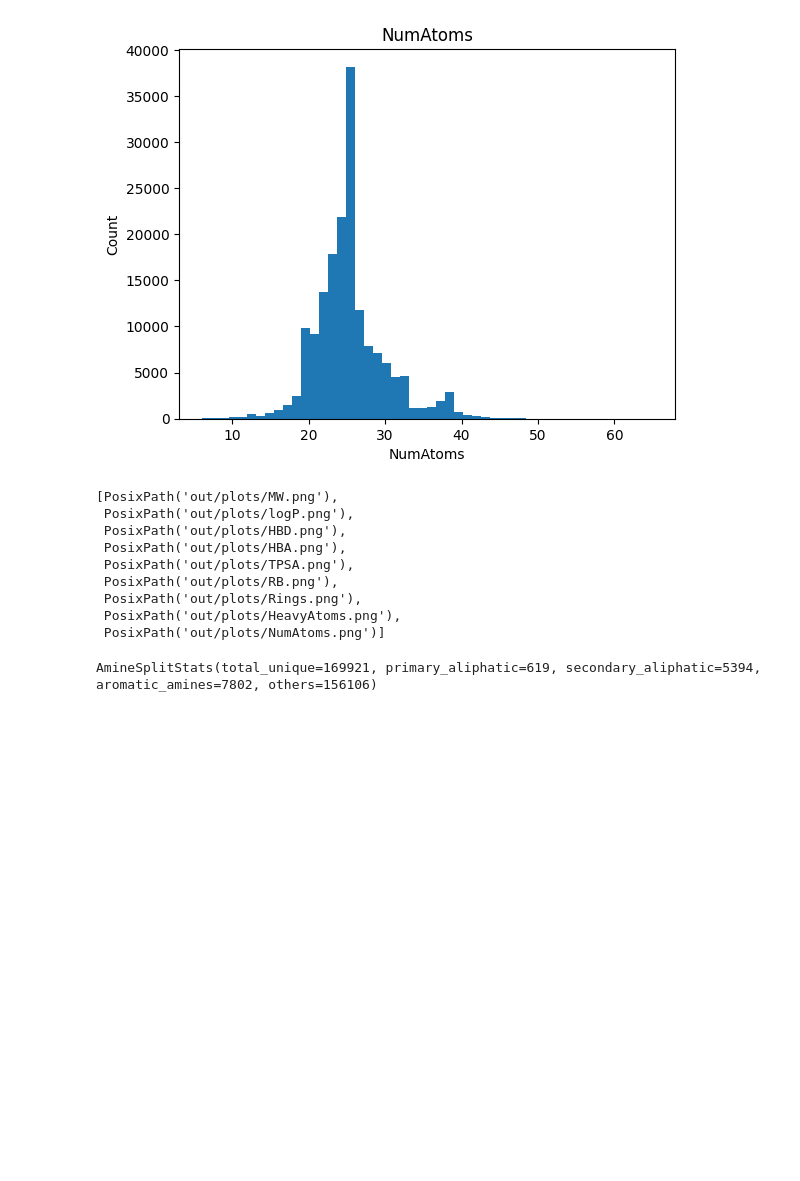
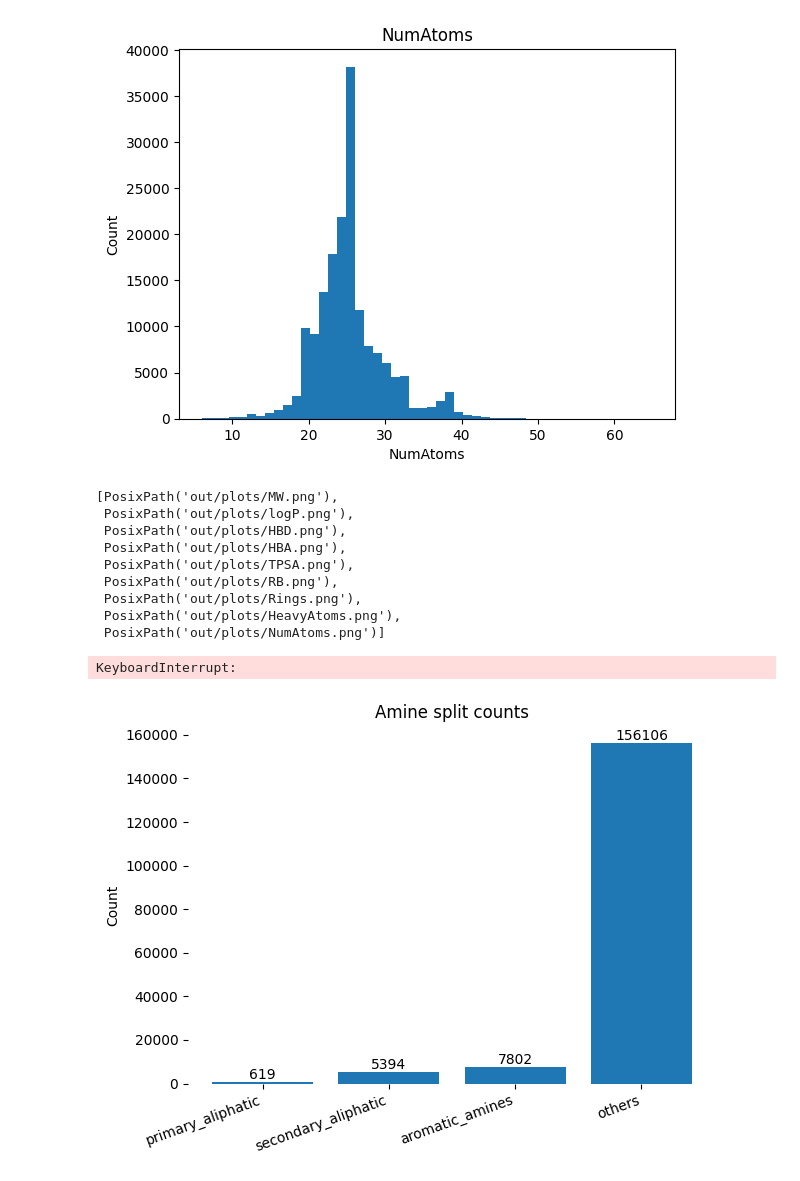
Before and after one commit to lutfia95/chempa, a Jupyter notebook: ana.ipynb, the cells around one changed output. Drawn from its saved outputs; the diff is of its cells as text; code cells hidden in the pictures; blank space fills up the shorter version.

Commit message:
counts

```diff
--- a/ana.ipynb
+++ b/ana.ipynb
@@ -442,6 +442,10 @@ Unique TSV: out/structures_report.unique.tsv
 # - This is a pragmatic filter, not a perfect ontology. If you want to include/exclude more N types
 #   (e.g., anilines allowed, imines allowed, anilides allowed, aniline-like excluded but heteroaryl-NH allowed, etc.)
 #   we adjust these checks/SMARTS accordingly.
+import importlib
+import amine_splitter
+
+importlib.reload(amine_splitter)
 from amine_splitter import AmineSplitter
 
 input = "./out/structures_report.unique.tsv"
@@ -451,4 +455,38 @@ splitter = AmineSplitter(input, output, smiles_col="SMILES")
 stats = splitter.split()
 print(stats)
 # %% [output]
-AmineSplitStats(total_unique=169921, primary_aliphatic=619, secondary_aliphatic=5394, aromatic_amines=7802, others=156106)
+KeyboardInterrupt:
+# %%
+import matplotlib.pyplot as plt
+
+stats = {
+    "primary_aliphatic": 619,
+    "secondary_aliphatic": 5394,
+    "aromatic_amines": 7802,
+    "others": 156106,
+}
+
+labels = list(stats.keys())
+values = list(stats.values())
+
+plt.figure()
+bars = plt.bar(labels, values)
+plt.ylabel("Count")
+plt.title("Amine split counts")
+
+for b in bars:
+    h = b.get_height()
+    plt.text(
+        b.get_x() + b.get_width() / 2,
+        h,
+        f"{int(h)}",
+        ha="center",
+        va="bottom",
+    )
+
+plt.xticks(rotation=20, ha="right")
+plt.box(False)
+plt.tight_layout()
+plt.show()
+# %% [output]
+[figure, added]
```
Also changed, not shown: parts of 1 cell of this notebook.
